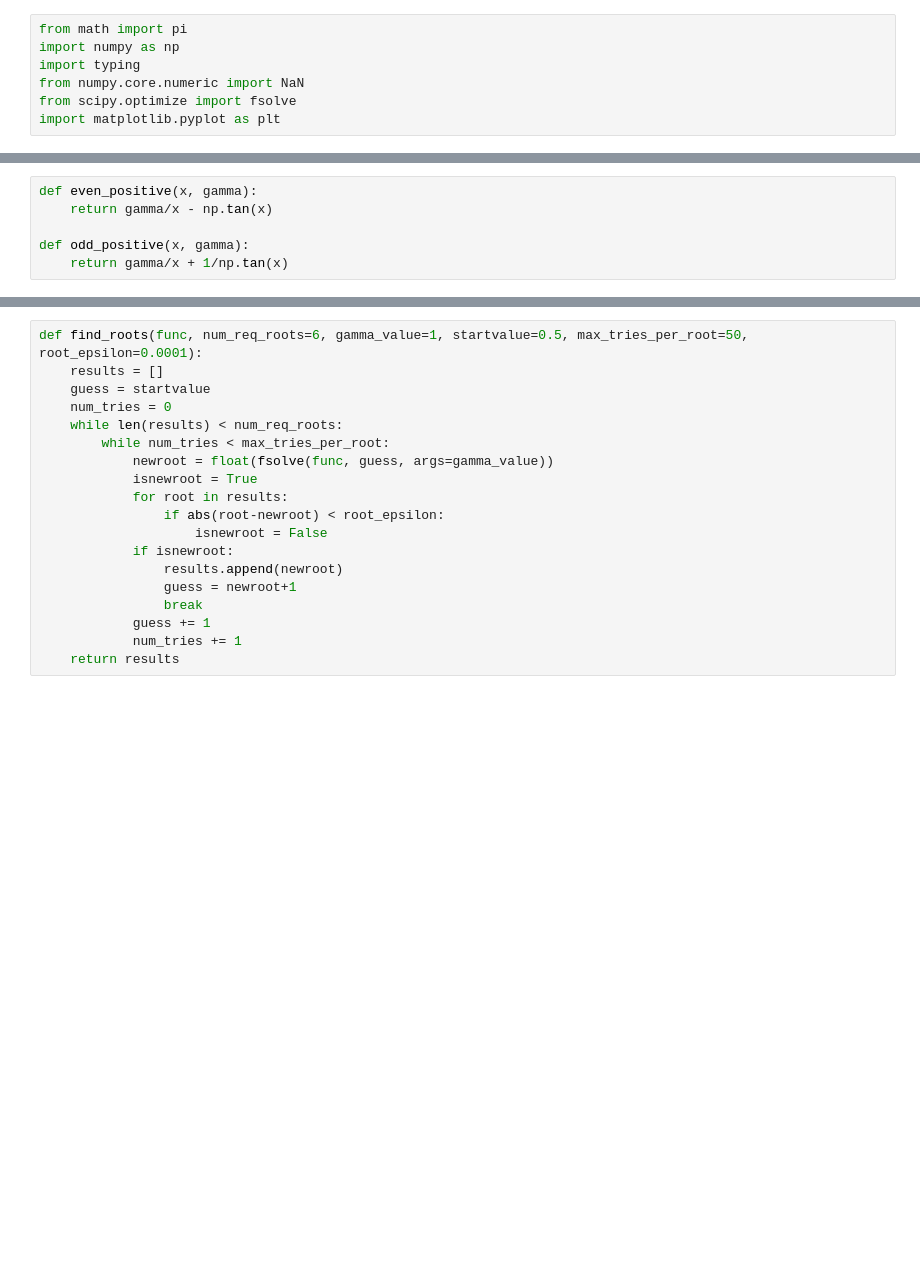
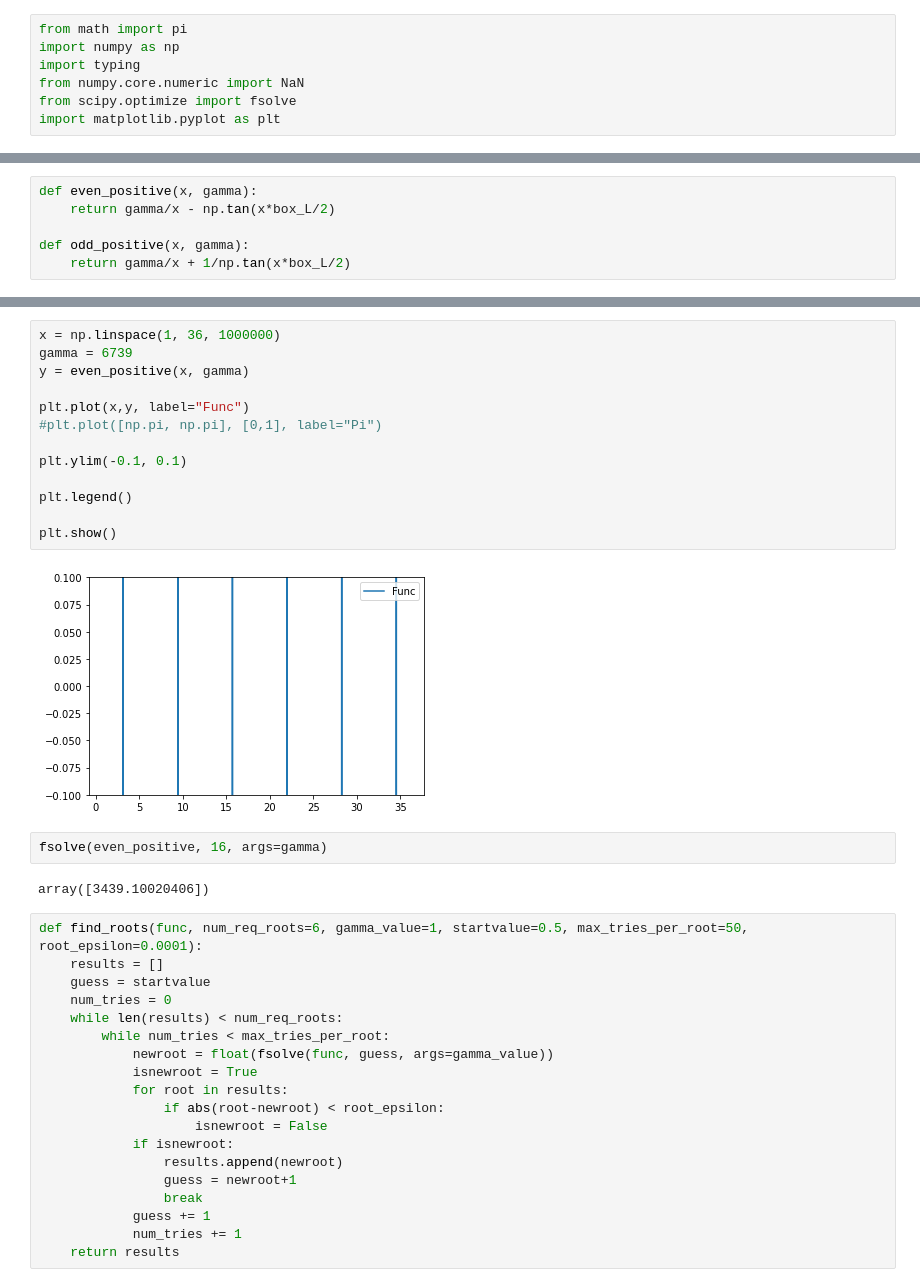
Before and after one commit to TimeTeleporter/bachelorarbeit, a Jupyter notebook: energy.ipynb, the cells around one changed output, grey strips where cells are left out. Drawn from its saved outputs; the diff is of its cells as text; blank space fills up the shorter version.

```diff
--- a/energy.ipynb
+++ b/energy.ipynb
@@ -11,8 +11,8 @@ nearly_pi = 3.1416
 # %%
 def even_positive(x, gamma):
-    return gamma/x - np.tan(x)
+    return gamma/x - np.tan(x*box_L/2)
 
 def odd_positive(x, gamma):
-    return gamma/x + 1/np.tan(x)
+    return gamma/x + 1/np.tan(x*box_L/2)
 # %%
 # For the x-koordinates of the plot
@@ -24,3 +48,22 @@ highest_energy_level = 5
+# %%
+x = np.linspace(1, 36, 1000000)
+gamma = 6739
+y = even_positive(x, gamma)
+
+plt.plot(x,y, label="Func")
+#plt.plot([np.pi, np.pi], [0,1], label="Pi")
+
+plt.ylim(-0.1, 0.1)
+
+plt.legend()
+
+plt.show()
+# %% [output]
+[figure, added]
+# %%
+fsolve(even_positive, 16, args=gamma)
+# %% [output]
+array([3439.10020406])
 # %%
 def find_roots(func, num_req_roots=6, gamma_value=1, startvalue=0.5, max_tries_per_root=50, root_epsilon=0.0001):
     results = []
```
Also changed, not shown: parts of 9 cells of this notebook, 2 other files.
